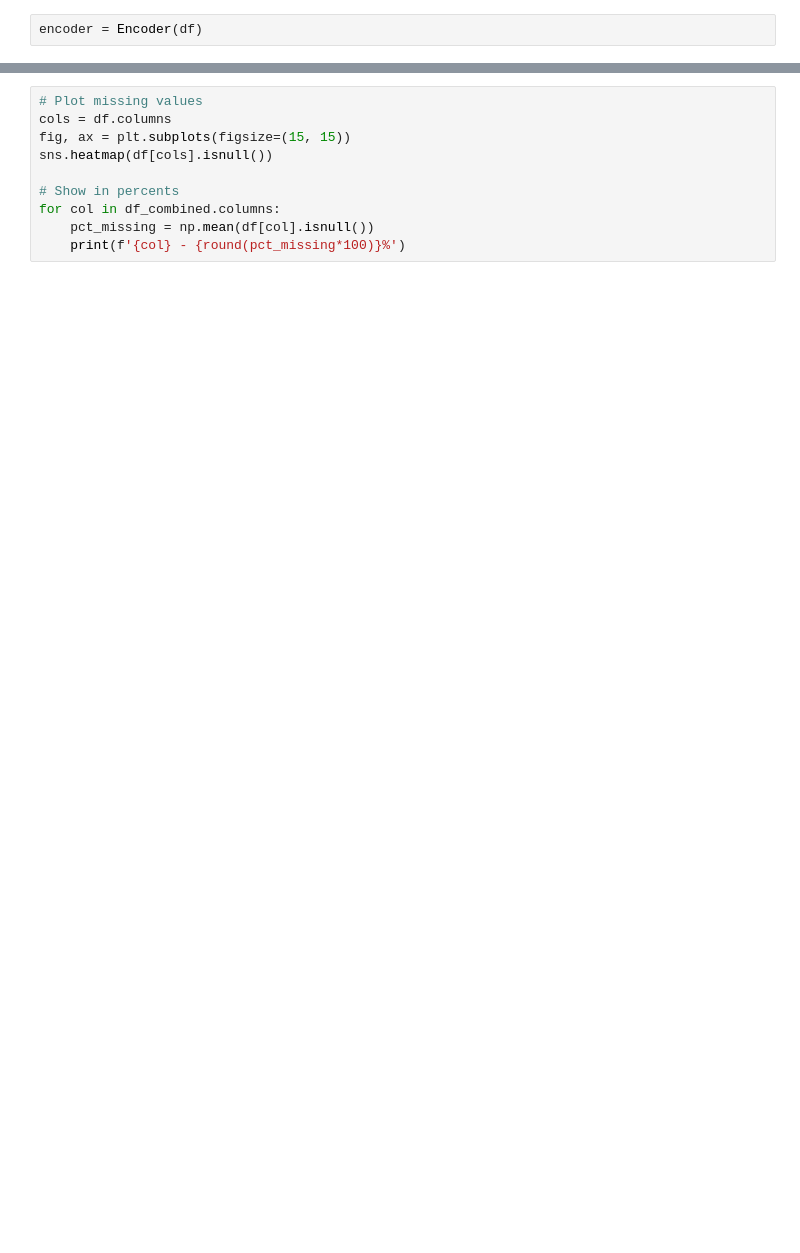
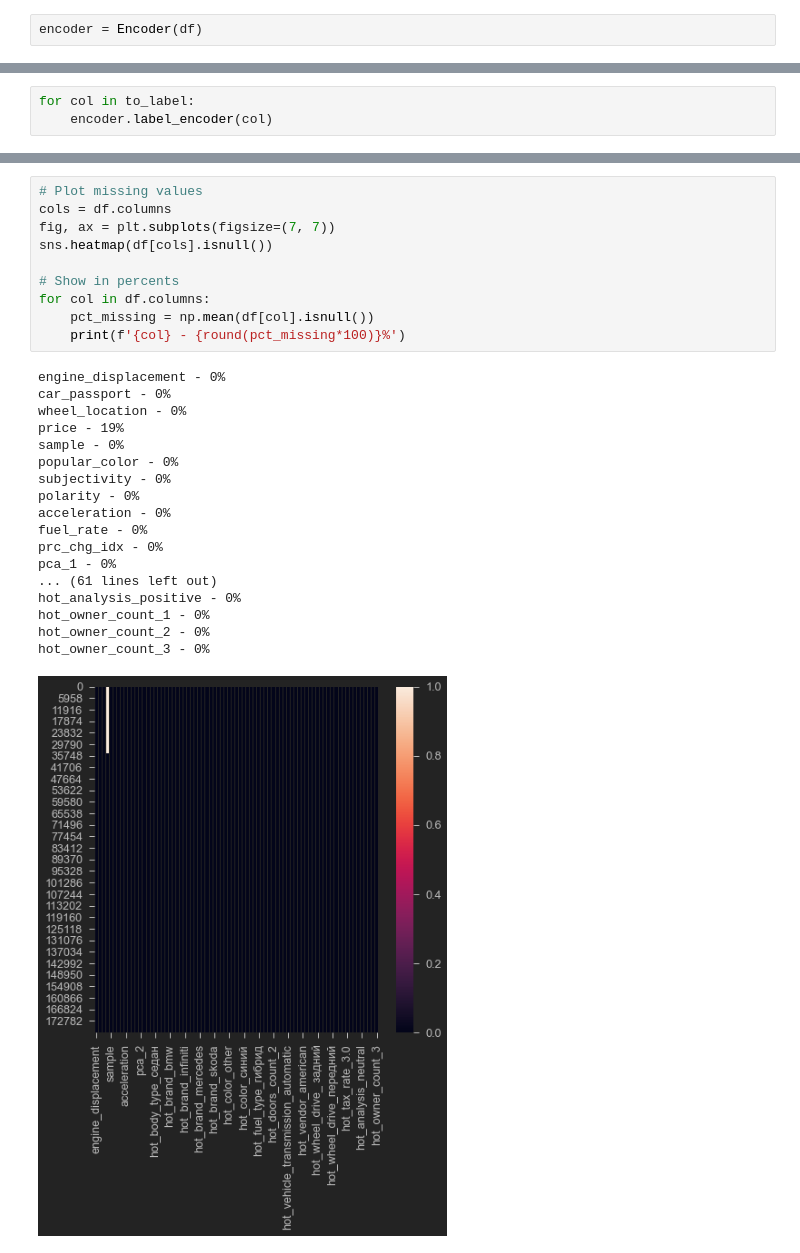
Before and after one commit to Paull-dark/PET_Projects_-SF-, a Jupyter notebook: module_6_Cars/Car Price Prediction (the _A_Team) [Prt.2 MODELS].ipynb, the cells around one changed output, grey strips where cells are left out. Drawn from its saved outputs; the diff is of its cells as text; blank space fills up the shorter version.

```diff
--- a/module_6_Cars/Car Price Prediction (the _A_Team) [Prt.2 MODELS].ipynb
+++ b/module_6_Cars/Car Price Prediction (the _A_Team) [Prt.2 MODELS].ipynb
@@ -627,2 +667,5 @@ encoder = Encoder(df)
 for col in to_hot:
     df = encoder.hot_encoder(col)
+# %%
+for col in to_label:
+    encoder.label_encoder(col)
@@ -629,10 +701,29 @@ for col in to_hot:
 # %%
 # Plot missing values
 cols = df.columns
-fig, ax = plt.subplots(figsize=(15, 15))
+fig, ax = plt.subplots(figsize=(7, 7))
 sns.heatmap(df[cols].isnull())
 
 # Show in percents
-for col in df_combined.columns:
+for col in df.columns:
     pct_missing = np.mean(df[col].isnull())
     print(f'{col} - {round(pct_missing*100)}%')
+# %% [output]
+engine_displacement - 0%
+car_passport - 0%
+wheel_location - 0%
+price - 19%
+sample - 0%
+popular_color - 0%
+subjectivity - 0%
+polarity - 0%
+acceleration - 0%
+fuel_rate - 0%
+prc_chg_idx - 0%
+pca_1 - 0%
+... (61 lines left out)
+hot_analysis_positive - 0%
+hot_owner_count_1 - 0%
+hot_owner_count_2 - 0%
+hot_owner_count_3 - 0%
+[figure, added]
```
Also changed, not shown: parts of 51 cells of this notebook.
